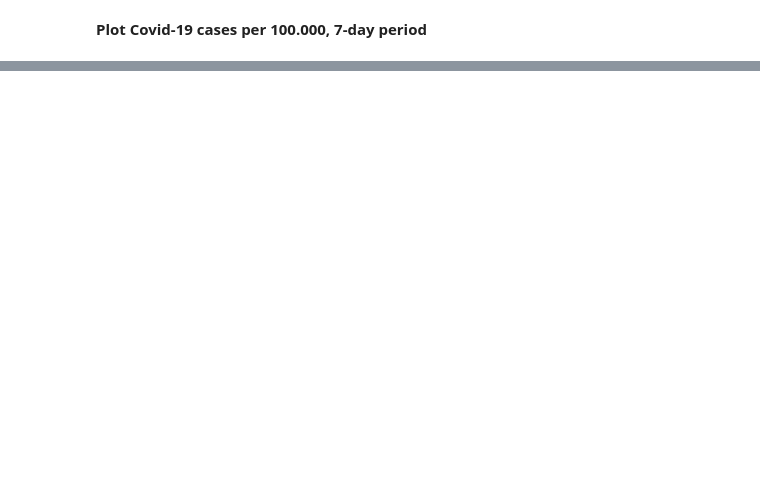
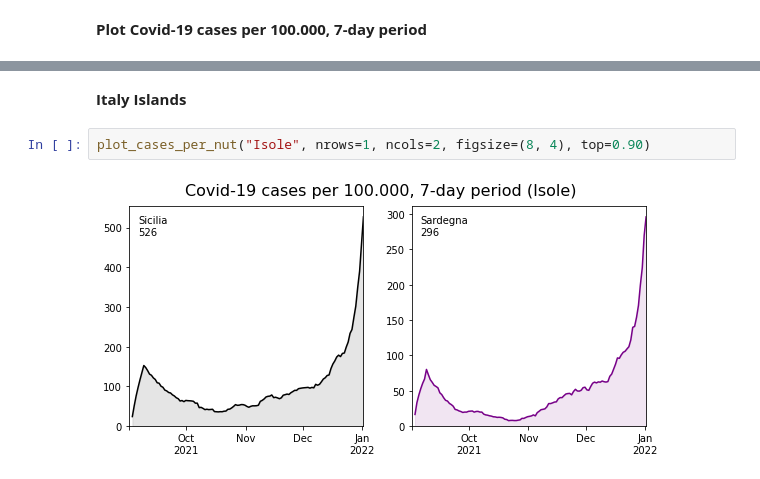
Before and after one commit to enricocid/python-scientific-exercises, a Jupyter notebook: cov_it_0.ipynb, the cells around one changed output, grey strips where cells are left out. Drawn from its saved outputs; the diff is of its cells as text; blank space fills up the shorter version.

```diff
--- a/cov_it_0.ipynb
+++ b/cov_it_0.ipynb
@@ -107,0 +132,6 @@ plt.show()
+# %% [markdown]
+**Italy Islands**
+# %%
+plot_cases_per_nut("Isole", nrows=1, ncols=2, figsize=(8, 4), top=0.90)
+# %% [output]
+[figure, added]
```
Also changed, not shown: parts of 11 cells of this notebook.
